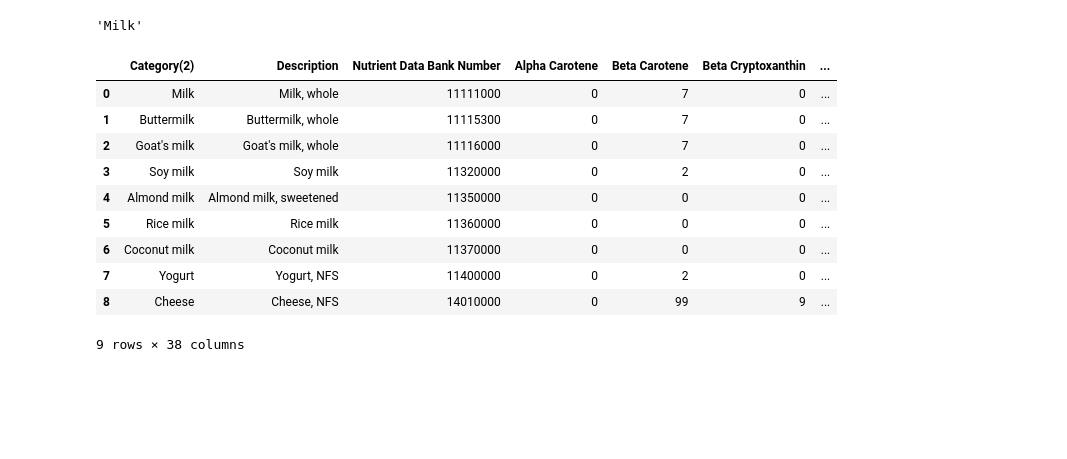
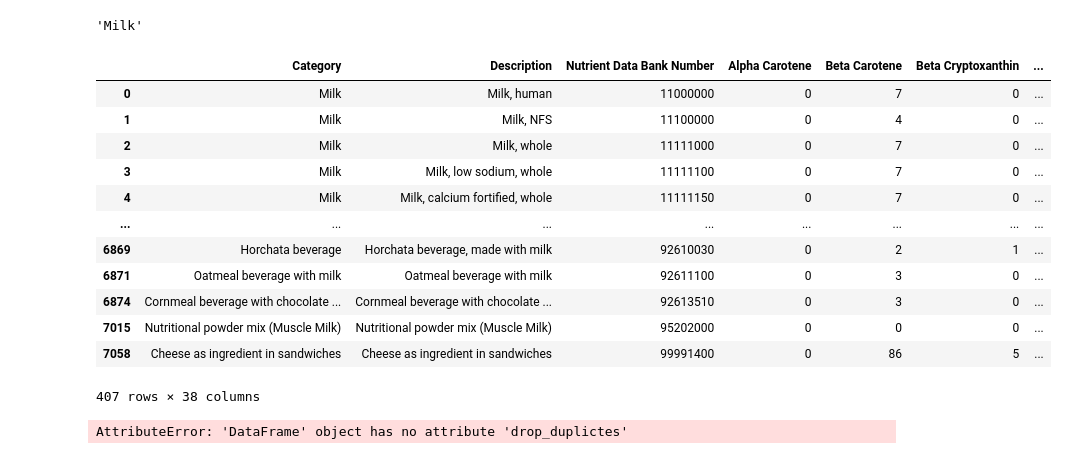
Before and after one commit to ikramthefish-code/cs130-project, a Jupyter notebook: analysis.ipynb, the cells around one changed output. Drawn from its saved outputs; the diff is of its cells as text; code cells hidden in the pictures; blank space fills up the shorter version.

```diff
--- a/analysis.ipynb
+++ b/analysis.ipynb
@@ -79,19 +80,28 @@ food.iloc[0]["Category(2)"]
 # %%
 #making a function that looks at all of the dairy
 def milk():
-    return food[(food["Category(2)"].str.contains("Milk"))| food["Category(2)"].str.contains("milk") |  food["Category(2)"].str.contains("Cheese") | food["Category(2)"].str.contains("Yogurt") | (food["Description"].str.contains("milk")) & (food["Category(2)"] != "Grits") & (food["Category(2)"] != "Rice") & (food["Category(2)"] != "Oatmeal") ]
+    return food[(food["Category"].str.contains("Milk"))|
+                    food["Category"].str.contains("milk") |  food["Category"].str.contains("Cheese") | food["Category"].str.contains("Yogurt") | (food["Description"].str.contains("milk")) & (food["Category"] != "Grits") & (food["Category"] != "Rice") & (food["Category"] != "Oatmeal") ]
 milk()
 # %% [output]
-|  | Category(2) | Description | Nutrient Data Bank Number | Alpha Carotene | Beta Carotene | Beta Cryptoxanthin | ... |
-| 0 | Milk | Milk, whole | 11111000 | 0 | 7 | 0 | ... |
-| 1 | Buttermilk | Buttermilk, whole | 11115300 | 0 | 7 | 0 | ... |
-| 2 | Goat's milk | Goat's milk, whole | 11116000 | 0 | 7 | 0 | ... |
-| 3 | Soy milk | Soy milk | 11320000 | 0 | 2 | 0 | ... |
-| 4 | Almond milk | Almond milk, sweetened | 11350000 | 0 | 0 | 0 | ... |
-| 5 | Rice milk | Rice milk | 11360000 | 0 | 0 | 0 | ... |
-| 6 | Coconut milk | Coconut milk | 11370000 | 0 | 0 | 0 | ... |
-| 7 | Yogurt | Yogurt, NFS | 11400000 | 0 | 2 | 0 | ... |
-| 8 | Cheese | Cheese, NFS | 14010000 | 0 | 99 | 9 | ... |
+|  | Category | Description | Nutrient Data Bank Number | Alpha Carotene | Beta Carotene | Beta Cryptoxanthin | ... |
+| 0 | Milk | Milk, human | 11000000 | 0 | 7 | 0 | ... |
+| 1 | Milk | Milk, NFS | 11100000 | 0 | 4 | 0 | ... |
+| 2 | Milk | Milk, whole | 11111000 | 0 | 7 | 0 | ... |
+| 3 | Milk | Milk, low sodium, whole | 11111100 | 0 | 7 | 0 | ... |
+| 4 | Milk | Milk, calcium fortified, whole | 11111150 | 0 | 7 | 0 | ... |
+| ... | ... | ... | ... | ... | ... | ... | ... |
+| 6869 | Horchata beverage | Horchata beverage, made with milk | 92610030 | 0 | 2 | 1 | ... |
+| 6871 | Oatmeal beverage with milk | Oatmeal beverage with milk | 92611100 | 0 | 3 | 0 | ... |
+| 6874 | Cornmeal beverage with chocolate ... | Cornmeal beverage with chocolate ... | 92613510 | 0 | 3 | 0 | ... |
+| 7015 | Nutritional powder mix (Muscle Milk) | Nutritional powder mix (Muscle Milk) | 95202000 | 0 | 0 | 0 | ... |
+| 7058 | Cheese as ingredient in sandwiches | Cheese as ingredient in sandwiches | 99991400 | 0 | 86 | 5 | ... |
-9 rows × 38 columns
+407 rows × 38 columns
 # %%
-#making a Function looking for meats
+#making a Function looking for Things High in Carb
+def Carbs():
+    newdata = food.drop_duplictes(subset = ["Category"], keep = "first")
+    return newdata.sort_values(by ="Carbohydrate")
+Carbs()
+# %% [output]
+AttributeError: 'DataFrame' object has no attribute 'drop_duplictes'
```
Also changed, not shown: parts of 6 cells of this notebook, 3 other files.
